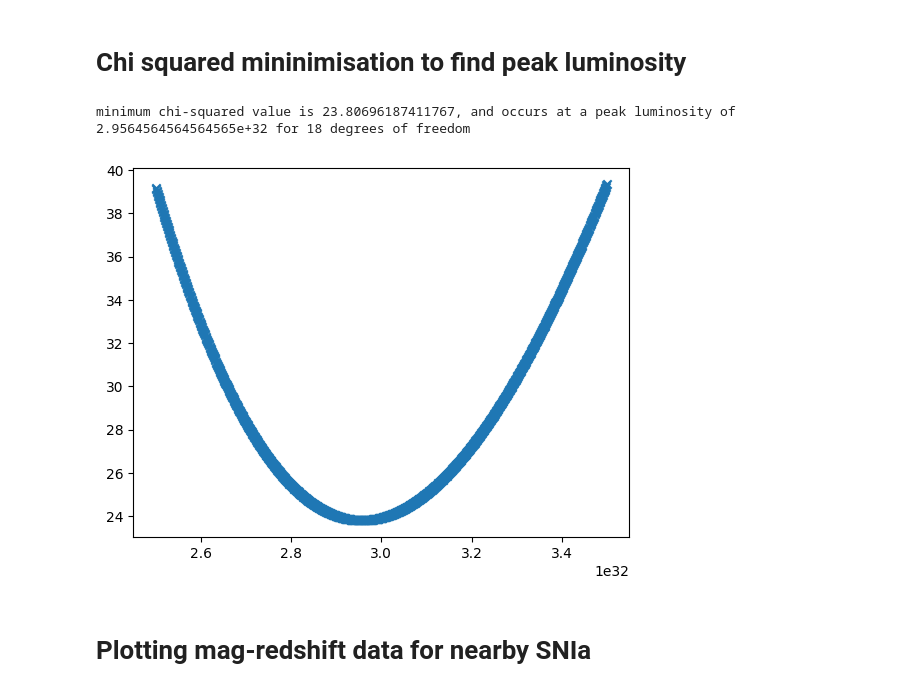
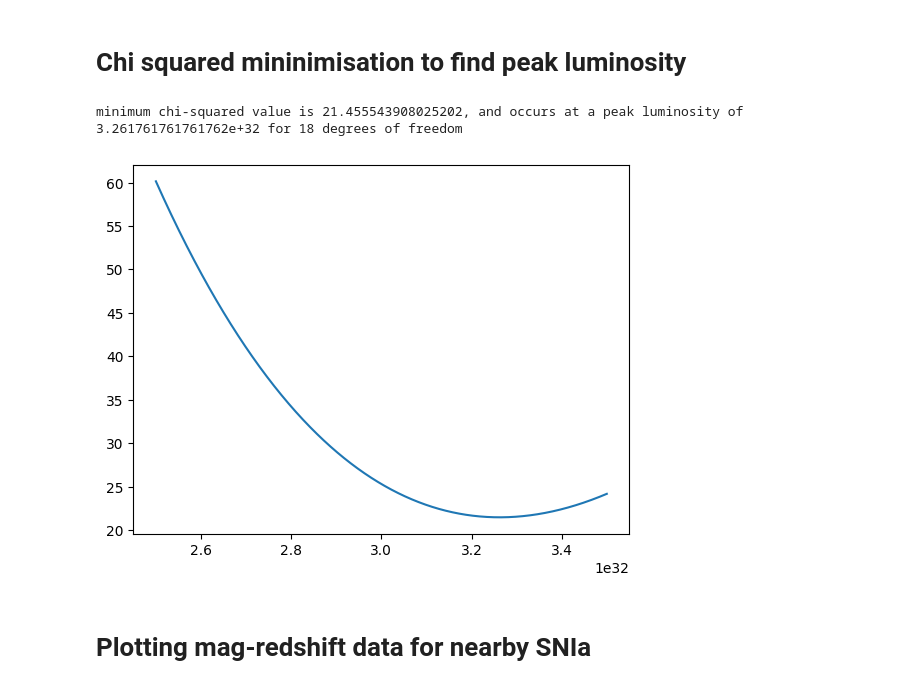
Before and after one commit to LightningMinion/Supernova-Cosmology, a Jupyter notebook: main-code v2.ipynb, the cells around one changed output. Drawn from its saved outputs; the diff is of its cells as text; code cells hidden in the pictures.

```diff
--- a/main-code v2.ipynb
+++ b/main-code v2.ipynb
@@ -24,7 +24,7 @@ def co_moving_dist_near(z):
 
 def mag_model_near(z, Lpl):
     rc = co_moving_dist_near(z)
-    flux = Lpl/(4*np.pi*((rc)**2))
+    flux = Lpl/(4*np.pi*((1+z)**2)*((rc)**2))
     argument = flux/f0
     mag = -2.5*np.log10(argument)
     return mag
@@ -59,32 +59,32 @@ sn_z, sn_mag, sn_mag_err = np.loadtxt("sn_data.txt", usecols=(1,2,3), unpack = T
 # %%
 trial_Lpl_vals = np.linspace(2.5*10**32,3.5*10**32,1000)
 #print(trial_DE_vals)
 DoF = sn_z_near.size
 chisquared_vals = np.zeros(len(trial_Lpl_vals))
 i1 = 0
 for trial_Lpl in trial_Lpl_vals:
     #print(f"\ntrial value: {trial_DE}")
     for i2 in range(len(sn_z_near)):
         redshift = sn_z_near[i2]
         mag_predicted = mag_model_near(redshift, trial_Lpl)
         mag_actual = sn_mag_near[i2]
         mag_actual_err = sn_mag_err_near[i2]
         sq_norm_resid = ((mag_predicted-mag_actual)/mag_actual_err)**2
         chisquared_vals[i1] += sq_norm_resid
         #print(f"redshift: {redshift}, mag_pred: {mag_predicted}, mag_act: {mag_actual}, chisq: {sq_norm_resid}, tally: {chisquared_vals[i1]}")
     i1 += 1
 #print(chisquared_vals)
 index_min_chisq = np.argmin(chisquared_vals)
 min_chisq_val = chisquared_vals[index_min_chisq]
 optimised_Lpl = trial_Lpl_vals[index_min_chisq]
 LPeakLambda = optimised_Lpl
 print(f"minimum chi-squared value is {min_chisq_val}, and occurs at a peak luminosity of {optimised_Lpl} for {DoF} degrees of freedom")
 plt.figure()
-plt.scatter(trial_Lpl_vals, chisquared_vals, linestyle = "None", marker = "x")
+plt.plot(trial_Lpl_vals, chisquared_vals)
 plt.show()
 # %% [output]
-minimum chi-squared value is 23.80696187411767, and occurs at a peak luminosity of 2.9564564564564565e+32 for 18 degrees of freedom
+minimum chi-squared value is 21.455543908025202, and occurs at a peak luminosity of 3.261761761761762e+32 for 18 degrees of freedom
-[figure, old version]
+[figure, new version]
 # %% [markdown]
 # Plotting mag-redshift data for nearby SNIa
 # %%
```
Also changed, not shown: parts of 4 cells of this notebook, 3 other files.
